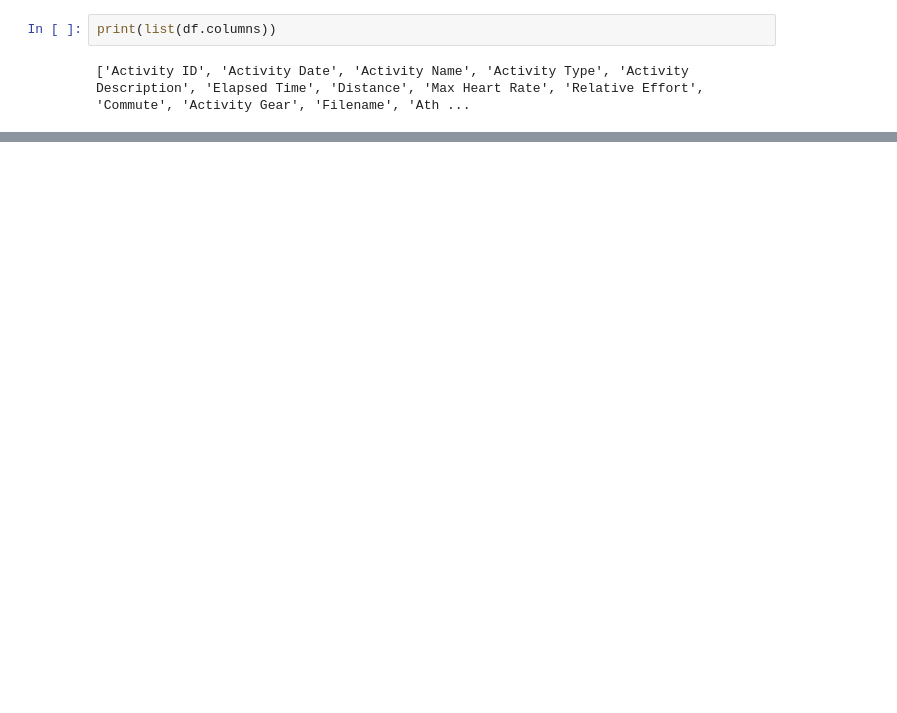
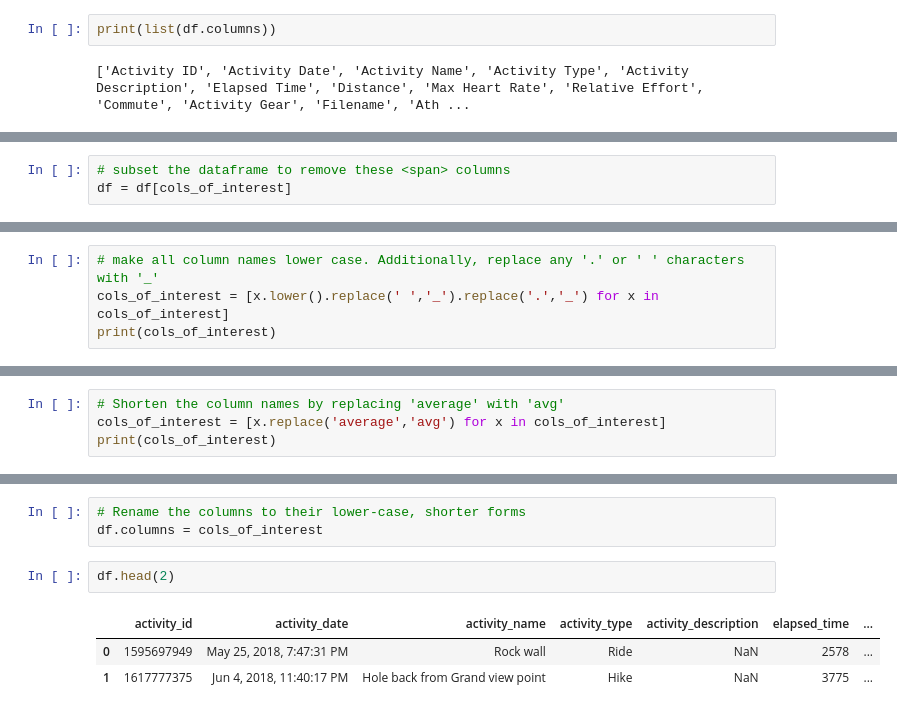
Before and after one commit to ericbauer55/strava-fitness, a Jupyter notebook: src/notebooks/0. Activity Log EDA.ipynb, the cells around one changed output, grey strips where cells are left out. Saved outputs shown, nothing was run; the diff lists cells and outputs as text; blank space fills up the shorter version.

```diff
--- a/src/notebooks/0. Activity Log EDA.ipynb
+++ b/src/notebooks/0. Activity Log EDA.ipynb
@@ -31,0 +35,3 @@ print(list(df.columns))
+# %%
+# subset the dataframe to remove these <span> columns
+df = df[cols_of_interest]
@@ -31,0 +42,4 @@ print(list(df.columns))
+# %%
+# make all column names lower case. Additionally, replace any '.' or ' ' characters with '_'
+cols_of_interest = [x.lower().replace(' ','_').replace('.','_') for x in cols_of_interest]
+print(cols_of_interest)
@@ -31,0 +48,4 @@ print(list(df.columns))
+# %%
+# Shorten the column names by replacing 'average' with 'avg'
+cols_of_interest = [x.replace('average','avg') for x in cols_of_interest]
+print(cols_of_interest)
@@ -31,0 +54,9 @@ print(list(df.columns))
+# %%
+# Rename the columns to their lower-case, shorter forms
+df.columns = cols_of_interest
+# %%
+df.head(2)
+# %% [output]
+|  | activity_id | activity_date | activity_name | activity_type | activity_description | elapsed_time | ... |
+| 0 | 1595697949 | May 25, 2018, 7:47:31 PM | Rock wall | Ride | NaN | 2578 | ... |
+| 1 | 1617777375 | Jun 4, 2018, 11:40:17 PM | Hole back from Grand view point | Hike | NaN | 3775 | ... |
```
Also changed, not shown: parts of 6 cells of this notebook.
